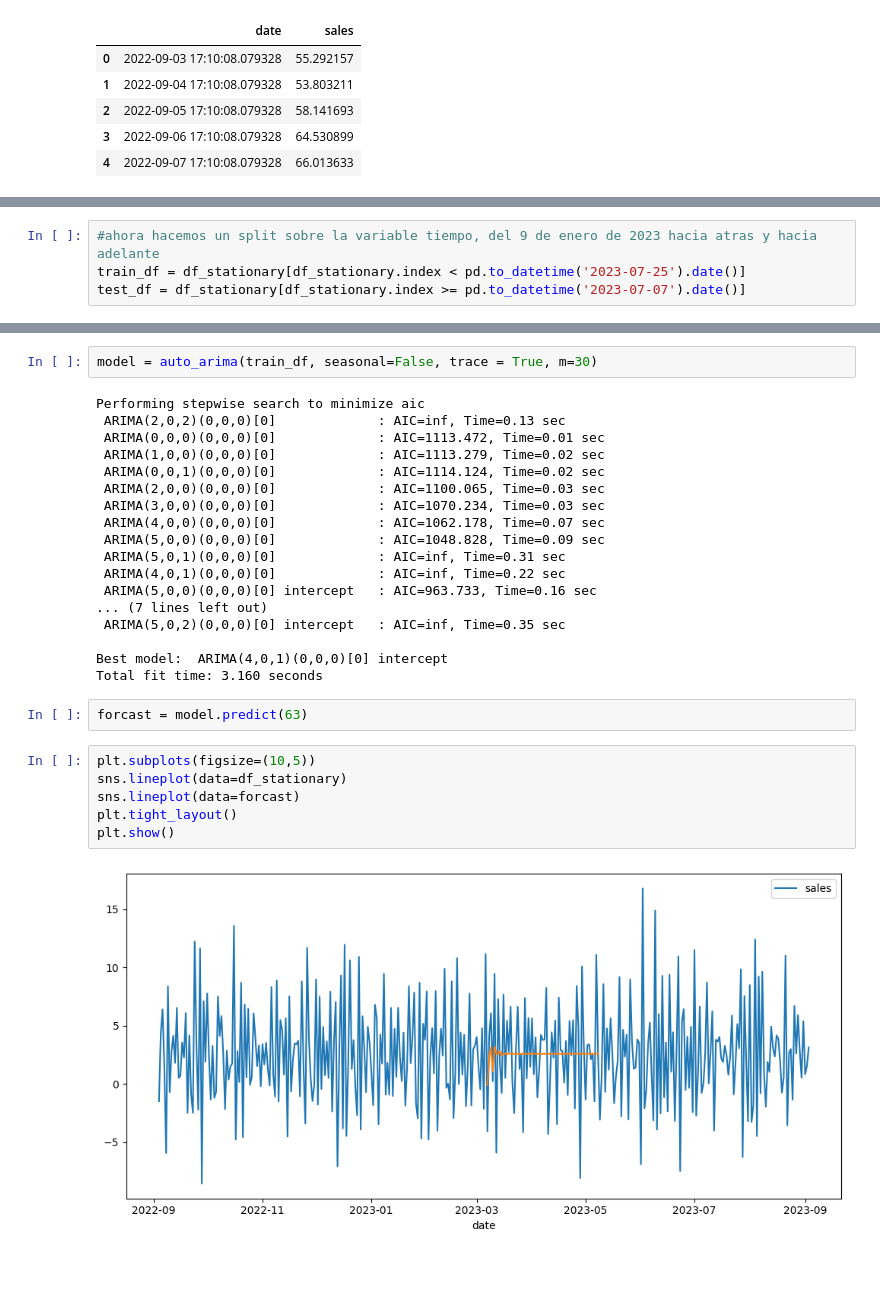
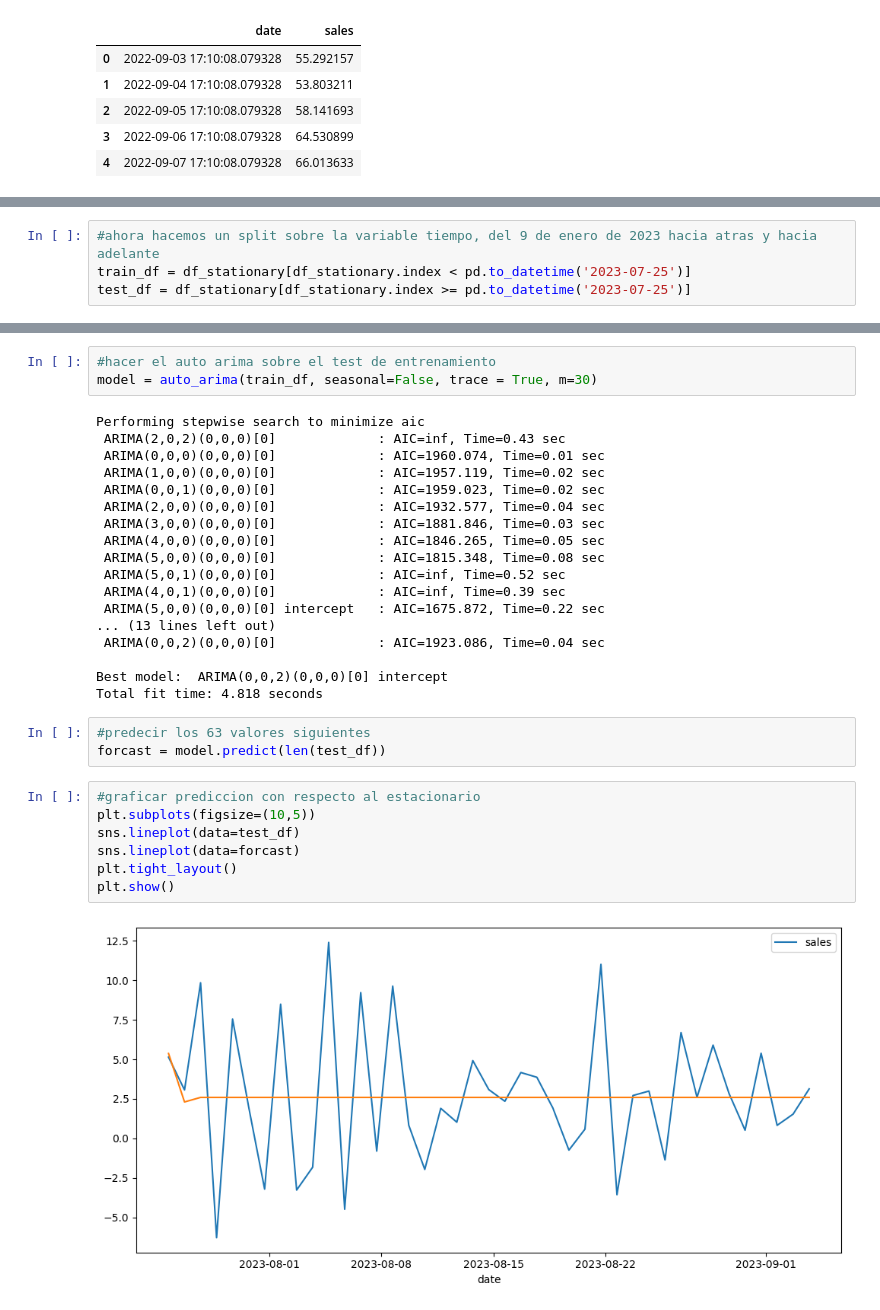
Before and after one commit to mgnorero/time-series-1, a Jupyter notebook: src/explore.ipynb, the cells around one changed output, grey strips where cells are left out. Cells and saved outputs as stored; diff of their text form; blank space fills up the shorter version.

```diff
--- a/src/explore.ipynb
+++ b/src/explore.ipynb
@@ -160,5 +187,5 @@ Warnings:
 [1] Covariance matrix calculated using the outer product of gradients (complex-step).
 # %%
 #ahora hacemos un split sobre la variable tiempo, del 9 de enero de 2023 hacia atras y hacia adelante
-train_df = df_stationary[df_stationary.index < pd.to_datetime('2023-07-25').date()]
-test_df = df_stationary[df_stationary.index >= pd.to_datetime('2023-07-07').date()]
+train_df = df_stationary[df_stationary.index < pd.to_datetime('2023-07-25')]
+test_df = df_stationary[df_stationary.index >= pd.to_datetime('2023-07-25')]
@@ -165,30 +213,33 @@ test_df = df_stationary[df_stationary.index >= pd.to_datetime('2023-07-07').date
 # %%
+#hacer el auto arima sobre el test de entrenamiento
 model = auto_arima(train_df, seasonal=False, trace = True, m=30)
 # %% [output]
 Performing stepwise search to minimize aic
- ARIMA(2,0,2)(0,0,0)[0]             : AIC=inf, Time=0.13 sec
- ARIMA(0,0,0)(0,0,0)[0]             : AIC=1113.472, Time=0.01 sec
- ARIMA(1,0,0)(0,0,0)[0]             : AIC=1113.279, Time=0.02 sec
- ARIMA(0,0,1)(0,0,0)[0]             : AIC=1114.124, Time=0.02 sec
- ARIMA(2,0,0)(0,0,0)[0]             : AIC=1100.065, Time=0.03 sec
- ARIMA(3,0,0)(0,0,0)[0]             : AIC=1070.234, Time=0.03 sec
- ARIMA(4,0,0)(0,0,0)[0]             : AIC=1062.178, Time=0.07 sec
- ARIMA(5,0,0)(0,0,0)[0]             : AIC=1048.828, Time=0.09 sec
- ARIMA(5,0,1)(0,0,0)[0]             : AIC=inf, Time=0.31 sec
- ARIMA(4,0,1)(0,0,0)[0]             : AIC=inf, Time=0.22 sec
- ARIMA(5,0,0)(0,0,0)[0] intercept   : AIC=963.733, Time=0.16 sec
-... (7 lines left out)
- ARIMA(5,0,2)(0,0,0)[0] intercept   : AIC=inf, Time=0.35 sec
+ ARIMA(2,0,2)(0,0,0)[0]             : AIC=inf, Time=0.43 sec
+ ARIMA(0,0,0)(0,0,0)[0]             : AIC=1960.074, Time=0.01 sec
+ ARIMA(1,0,0)(0,0,0)[0]             : AIC=1957.119, Time=0.02 sec
+ ARIMA(0,0,1)(0,0,0)[0]             : AIC=1959.023, Time=0.02 sec
+ ARIMA(2,0,0)(0,0,0)[0]             : AIC=1932.577, Time=0.04 sec
+ ARIMA(3,0,0)(0,0,0)[0]             : AIC=1881.846, Time=0.03 sec
+ ARIMA(4,0,0)(0,0,0)[0]             : AIC=1846.265, Time=0.05 sec
+ ARIMA(5,0,0)(0,0,0)[0]             : AIC=1815.348, Time=0.08 sec
+ ARIMA(5,0,1)(0,0,0)[0]             : AIC=inf, Time=0.52 sec
+ ARIMA(4,0,1)(0,0,0)[0]             : AIC=inf, Time=0.39 sec
+ ARIMA(5,0,0)(0,0,0)[0] intercept   : AIC=1675.872, Time=0.22 sec
+... (13 lines left out)
+ ARIMA(0,0,2)(0,0,0)[0]             : AIC=1923.086, Time=0.04 sec
 
-Best model:  ARIMA(4,0,1)(0,0,0)[0] intercept
-Total fit time: 3.160 seconds
+Best model:  ARIMA(0,0,2)(0,0,0)[0] intercept
+Total fit time: 4.818 seconds
-# %%
-forcast = model.predict(63)
+# %%
+#predecir los 63 valores siguientes
+forcast = model.predict(len(test_df))
 # %%
+#graficar prediccion con respecto al estacionario
 plt.subplots(figsize=(10,5))
-sns.lineplot(data=df_stationary)
+sns.lineplot(data=test_df)
 sns.lineplot(data=forcast)
 plt.tight_layout()
 plt.show()
 # %% [output]
-[figure, old version]
+[figure, new version]
```
Also changed, not shown: parts of 24 cells of this notebook.
